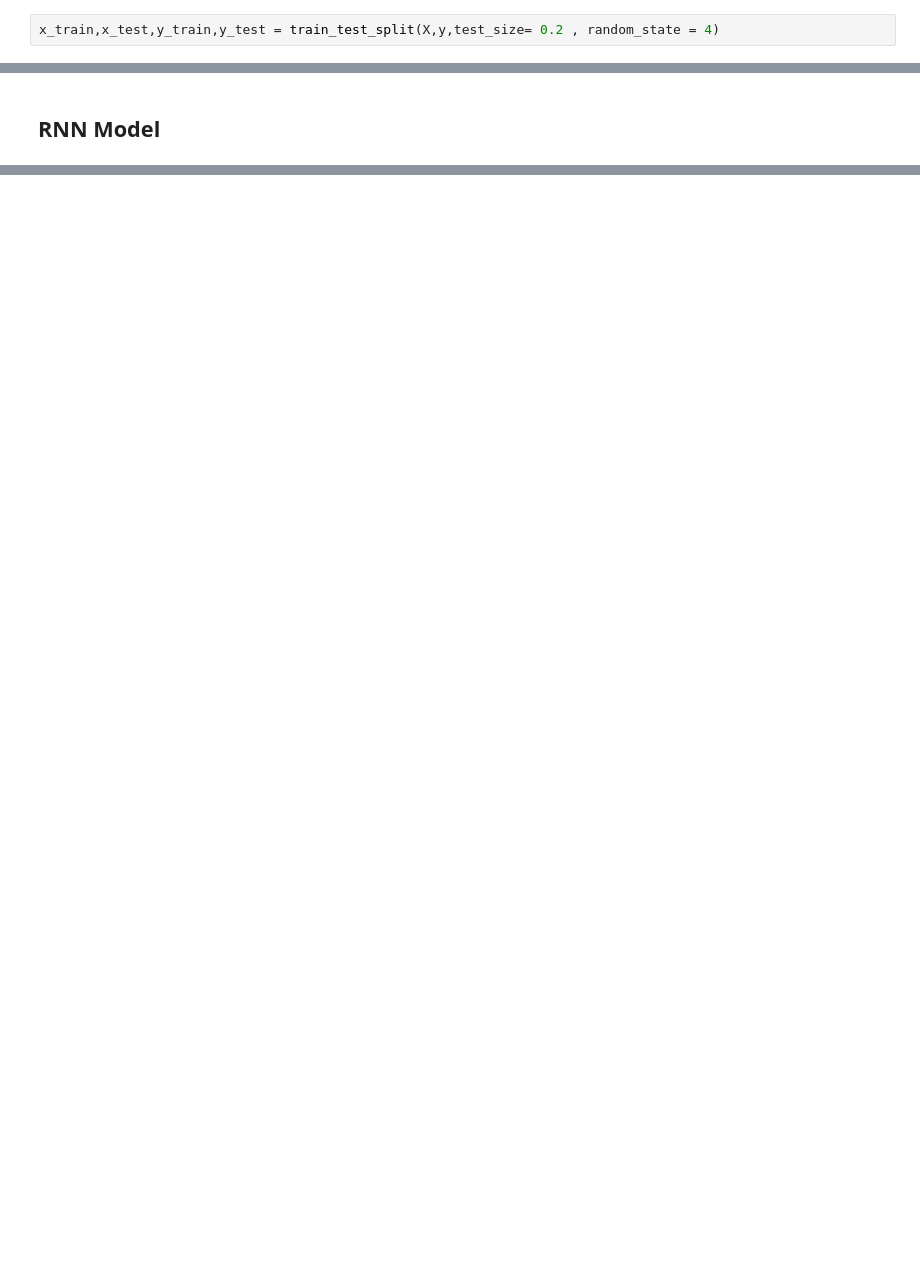
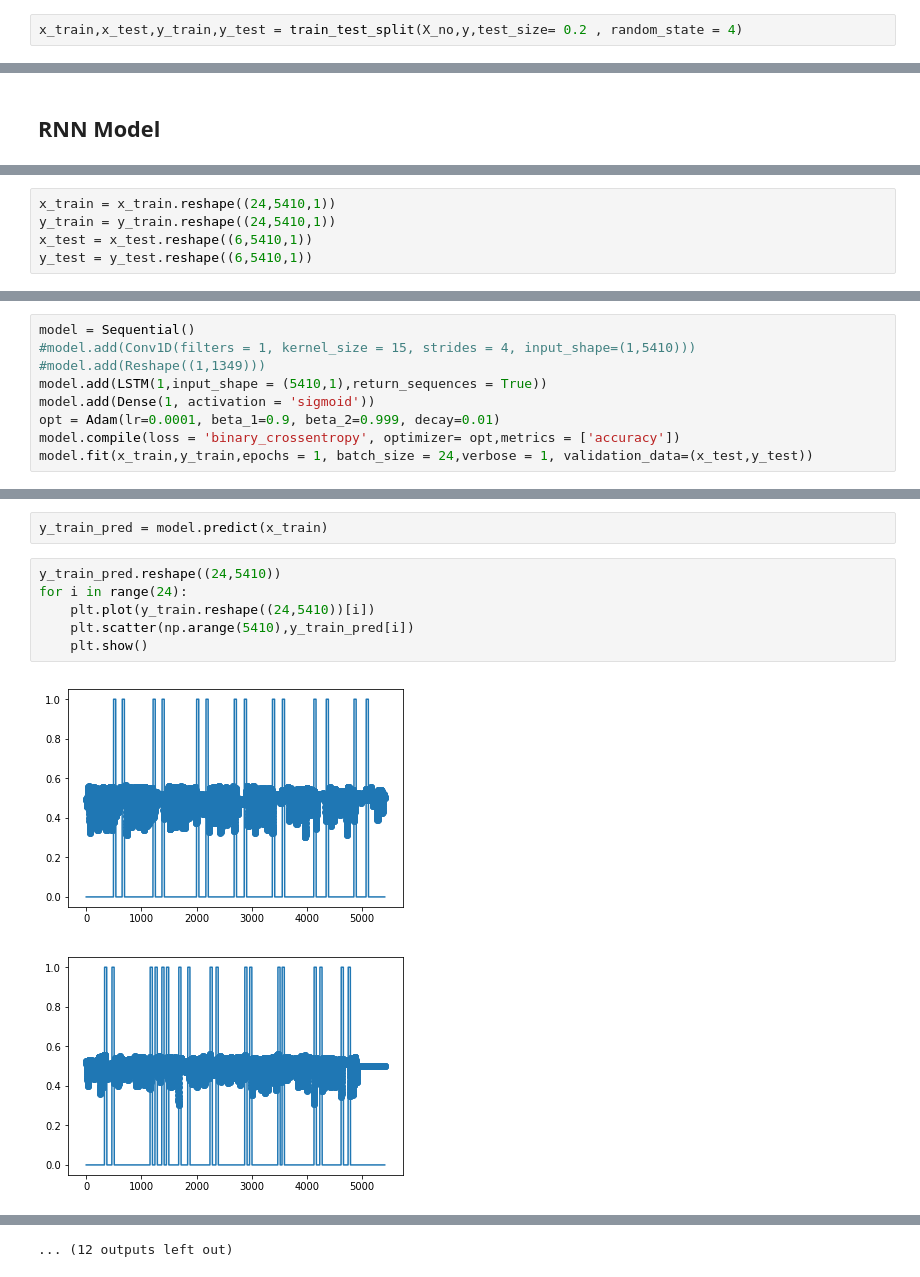
Before and after one commit to shubh1612/ELL_Ass_3, a Jupyter notebook: src/part2.ipynb, the cells around one changed output, grey strips where cells are left out. Drawn from its saved outputs; the diff is of its cells as text; blank space fills up the shorter version.

```diff
--- a/src/part2.ipynb
+++ b/src/part2.ipynb
@@ -236,7 +211,7 @@ for i in range(30):
 # %%
 from sklearn.model_selection import train_test_split
 # %%
-x_train,x_test,y_train,y_test = train_test_split(X,y,test_size= 0.2 , random_state = 4)
+x_train,x_test,y_train,y_test = train_test_split(X_no,y,test_size= 0.2 , random_state = 4)
 # %%
 x_test.shape
 # %% [output]
@@ -261,0 +239,5 @@ model.compile(loss = 'mean_absolute_error',optimizer = 'adam',metrics = ['accura
+# %%
+x_train = x_train.reshape((24,5410,1))
+y_train = y_train.reshape((24,5410,1))
+x_test = x_test.reshape((6,5410,1))
+y_test = y_test.reshape((6,5410,1))
@@ -261,0 +246,9 @@ model.compile(loss = 'mean_absolute_error',optimizer = 'adam',metrics = ['accura
+# %%
+model = Sequential()
+#model.add(Conv1D(filters = 1, kernel_size = 15, strides = 4, input_shape=(1,5410)))
+#model.add(Reshape((1,1349)))
+model.add(LSTM(1,input_shape = (5410,1),return_sequences = True))
+model.add(Dense(1, activation = 'sigmoid'))
+opt = Adam(lr=0.0001, beta_1=0.9, beta_2=0.999, decay=0.01)
+model.compile(loss = 'binary_crossentropy', optimizer= opt,metrics = ['accuracy'])
+model.fit(x_train,y_train,epochs = 1, batch_size = 24,verbose = 1, validation_data=(x_test,y_test))
@@ -261,0 +260,11 @@ model.compile(loss = 'mean_absolute_error',optimizer = 'adam',metrics = ['accura
+# %%
+y_train_pred = model.predict(x_train)
+# %%
+y_train_pred.reshape((24,5410))
+for i in range(24):
+    plt.plot(y_train.reshape((24,5410))[i])
+    plt.scatter(np.arange(5410),y_train_pred[i])
+    plt.show()
+# %% [output]
+[figure, added]
+[figure, added]
@@ -261,0 +281 @@ model.compile(loss = 'mean_absolute_error',optimizer = 'adam',metrics = ['accura
+... (12 outputs left out)
```
Also changed, not shown: parts of 55 cells of this notebook.
